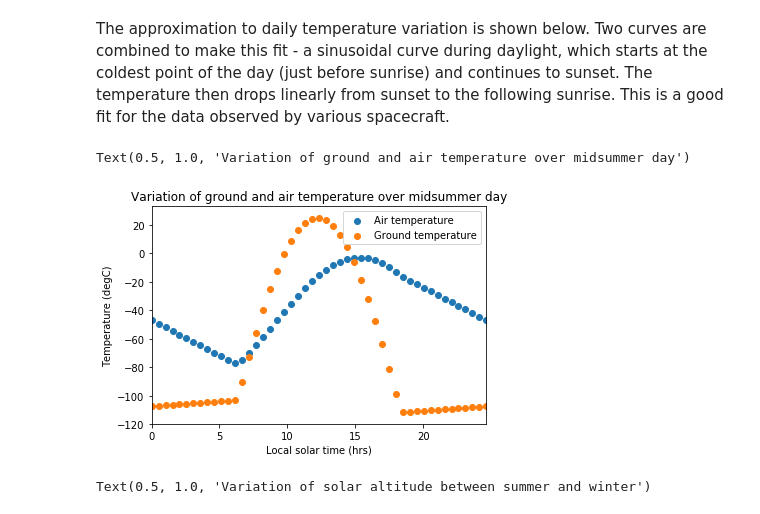
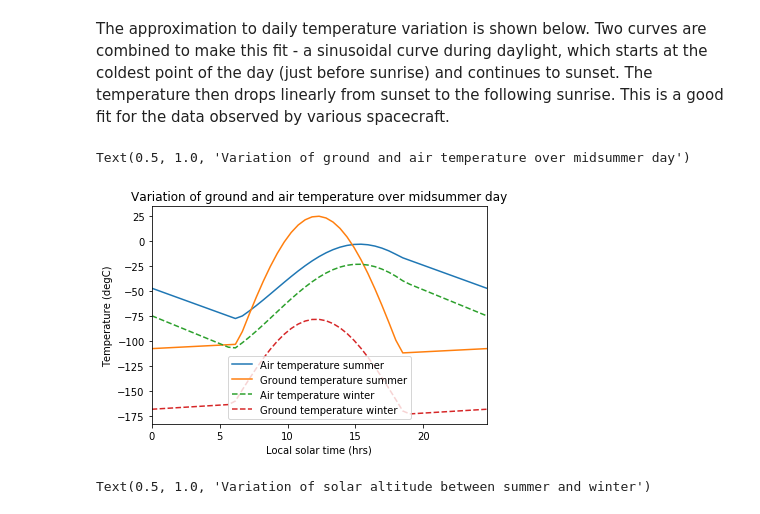
Before and after one commit to smross106/Syrtis, a Jupyter notebook: Daily Swing.ipynb, the cells around one changed output. Saved outputs shown, nothing was run; the diff lists cells and outputs as text; code cells hidden in the pictures.

```diff
--- a/Daily Swing.ipynb
+++ b/Daily Swing.ipynb
@@ -65,19 +65,21 @@ Before we examine the solutions, some of the parameters of the daily and seasona
 # %% [markdown]
 The approximation to daily temperature variation is shown below. Two curves are combined to make this fit - a sinusoidal curve during daylight, which starts at the coldest point of the day (just before sunrise) and continues to sunset. The temperature then drops linearly from sunset to the following sunrise. This is a good fit for the data observed by various spacecraft.
 # %%
-plt.scatter(summer_data.times, [i-273 for i in summer_data.T_airs], label="Air temperature")
-plt.scatter(summer_data.times, [i-273 for i in summer_data.T_grounds], label="Ground temperature")
+plt.plot(summer_data.times, [i-273 for i in summer_data.T_airs], label="Air temperature summer")
+plt.plot(summer_data.times, [i-273 for i in summer_data.T_grounds], label="Ground temperature summer")
+plt.plot(winter_data.times, [i-273 for i in winter_data.T_airs], "--", label="Air temperature winter")
+plt.plot(winter_data.times, [i-273 for i in winter_data.T_grounds], "--", label="Ground temperature winter")
 
 plt.legend()
 
 plt.xlim(0, 24.65)
 
 plt.xlabel("Local solar time (hrs)")
 plt.ylabel("Temperature (degC)")
 plt.title("Variation of ground and air temperature over midsummer day")
 # %% [output]
 Text(0.5, 1.0, 'Variation of ground and air temperature over midsummer day')
-[figure, old version]
+[figure, new version]
 # %%
 plt.scatter(summer_data.times, summer_data.solar_altitudes, label="Summer")
 plt.scatter(winter_data.times, winter_data.solar_altitudes, label="Winter")
```
Also changed, not shown: parts of 6 cells of this notebook, 2 other files.
